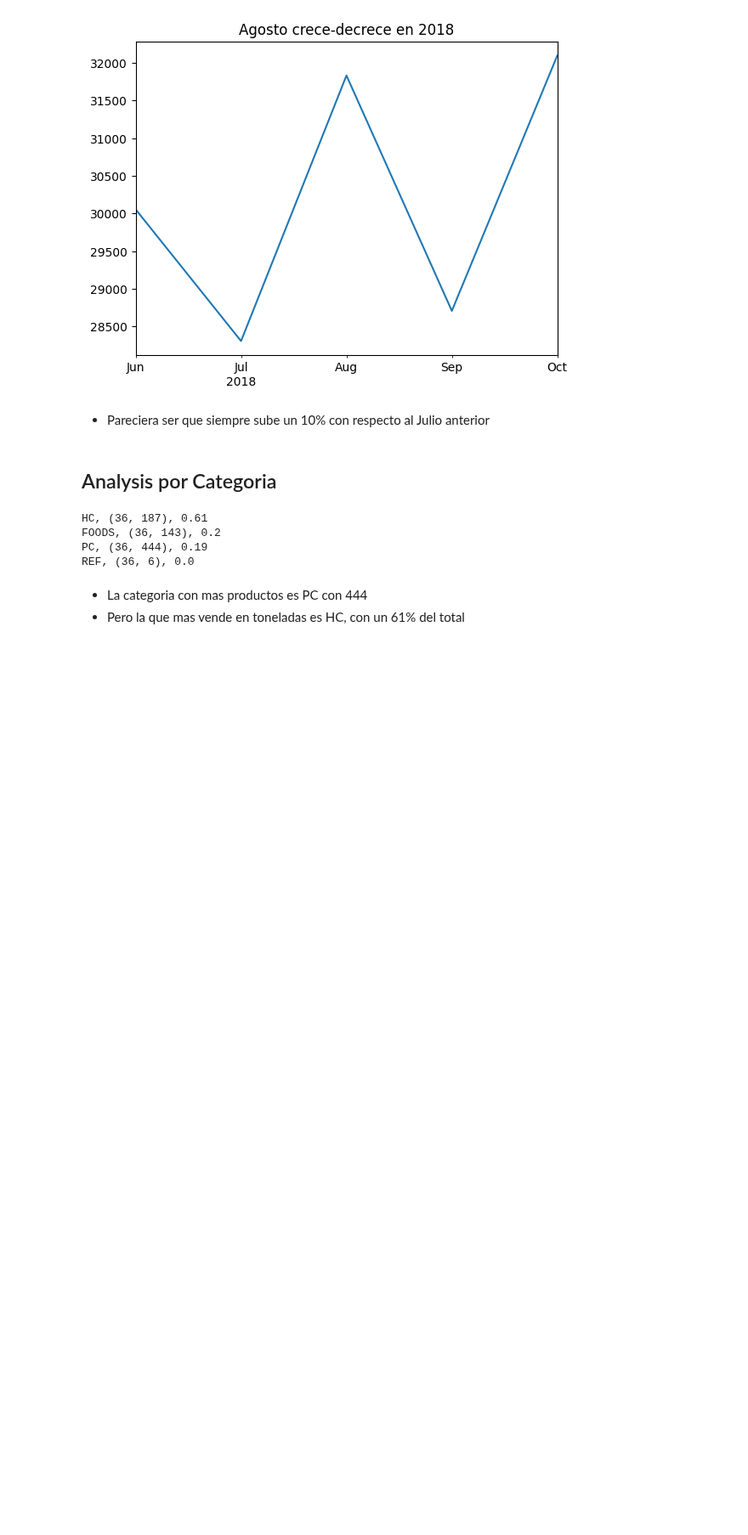
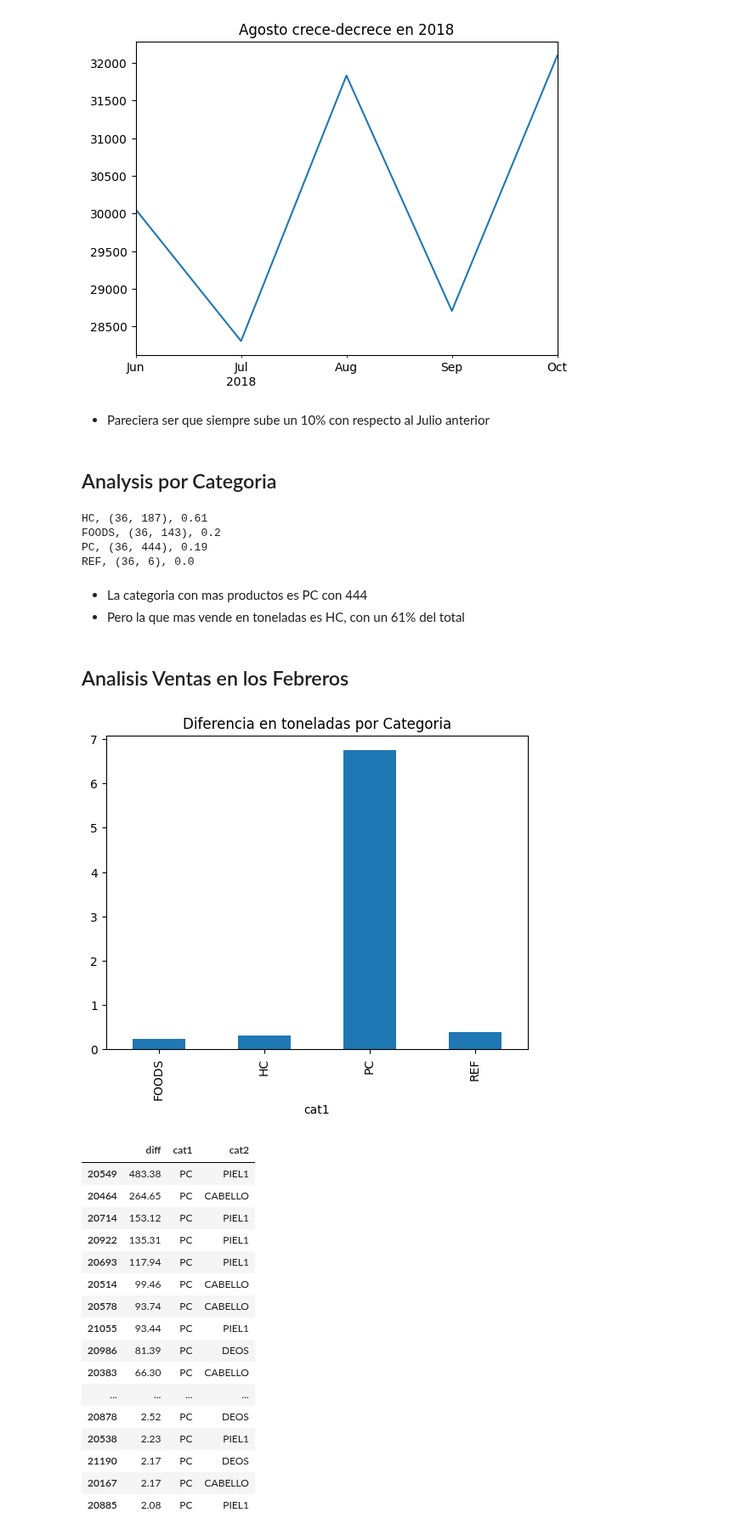
Before and after one commit to AndresMontesDeOca/Laboratorio3, a Jupyter notebook: Kaggle.ipynb, the cells around one changed output. Shown at 85% size. Saved outputs shown, nothing was run; the diff lists cells and outputs as text; code cells hidden in the pictures; blank space fills up the shorter version.

```diff
--- a/Kaggle.ipynb
+++ b/Kaggle.ipynb
@@ -1777,0 +1779,52 @@ REF, (36, 6), 0.0
+# %% [markdown]
+## Analisis Ventas en los Febreros
+# %%
+
+data_2017 =data_grouped.loc['2017'].mean(axis=0)
+data_2018 =data_grouped.loc['2018'].mean(axis=0)
+data_2019 =data_grouped.loc['2019'].mean(axis=0)
+
+# # Ploteamos 2017
+# fig, ax = plt.subplots(figsize=(10, 6))
+# # Ploteamos promedio del 2017
+# data_2017[:50].plot(ax=ax, label='Promedio 2017')
+# # Ploteamos Febrero 2017
+# data_grouped.loc['2017-02'].T[:50].plot(ax=ax, label='Febrero 2017')
+# ax.legend()
+# plt.show()
+# # Vemos como el promedio anual y las ventas de Feb tienen una cierta relacion
+
+# Calculamos el ratio que Febrero corresponde al promedio anual
+diff_2017 = pd.Series(((data_2017- data_grouped.loc['2017-02'])/data_grouped.loc['2017-02']).T.squeeze(), name='diff')
+
+# Lo joineamos a las categorias
+diff_2017_cat = pd.concat([diff_2017, data_productos_a_predecir_con_categorias[['cat1', 'cat2']]], axis=1)
+
+
+# Analizamos
+diff_2017_cat.groupby('cat1')['diff'].mean().plot(kind='bar')
+plt.title('Diferencia en toneladas por Categoria')
+plt.show()
+
+display(diff_cat.sort_values(by='diff', ascending=False).head(30))
+# Vemos que ciertos productos de Personal Care no siguen el patron
+# Estos productos ameritan un analisis mas particular
+# %% [output]
+[figure, added]
+|  | diff | cat1 | cat2 |
+| 20549 | 483.38 | PC | PIEL1 |
+| 20464 | 264.65 | PC | CABELLO |
+| 20714 | 153.12 | PC | PIEL1 |
+| 20922 | 135.31 | PC | PIEL1 |
+| 20693 | 117.94 | PC | PIEL1 |
+| 20514 | 99.46 | PC | CABELLO |
+| 20578 | 93.74 | PC | CABELLO |
+| 21055 | 93.44 | PC | PIEL1 |
+| 20986 | 81.39 | PC | DEOS |
+| 20383 | 66.30 | PC | CABELLO |
+| ... | ... | ... | ... |
+| 20878 | 2.52 | PC | DEOS |
+| 20538 | 2.23 | PC | PIEL1 |
+| 21190 | 2.17 | PC | DEOS |
+| 20167 | 2.17 | PC | CABELLO |
+| 20885 | 2.08 | PC | PIEL1 |
```
Also changed, not shown: parts of 4 cells of this notebook.
